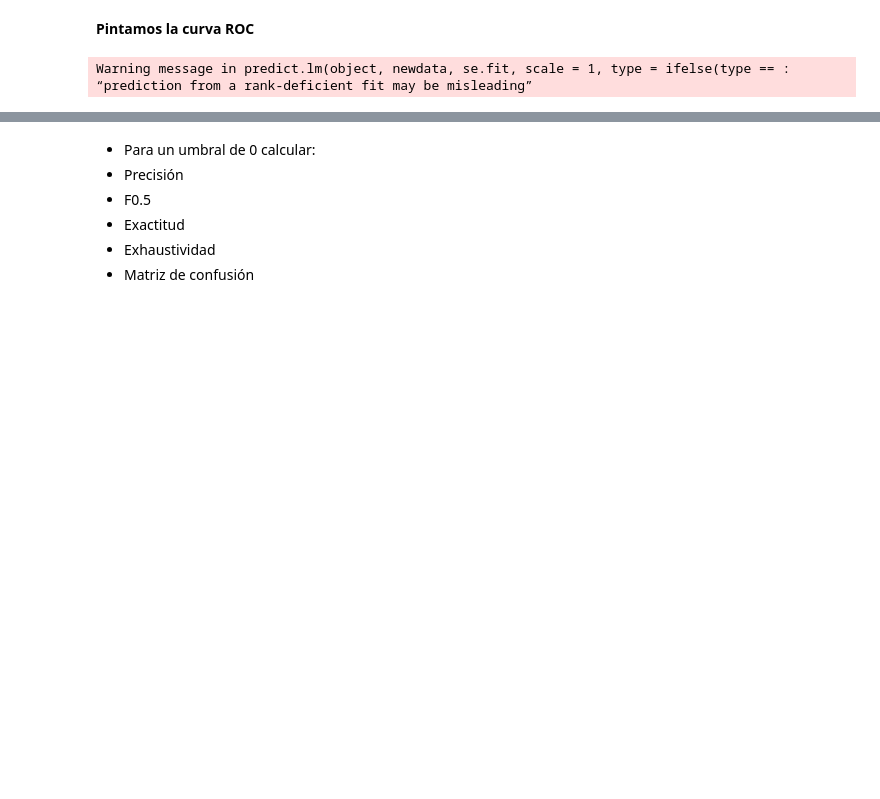
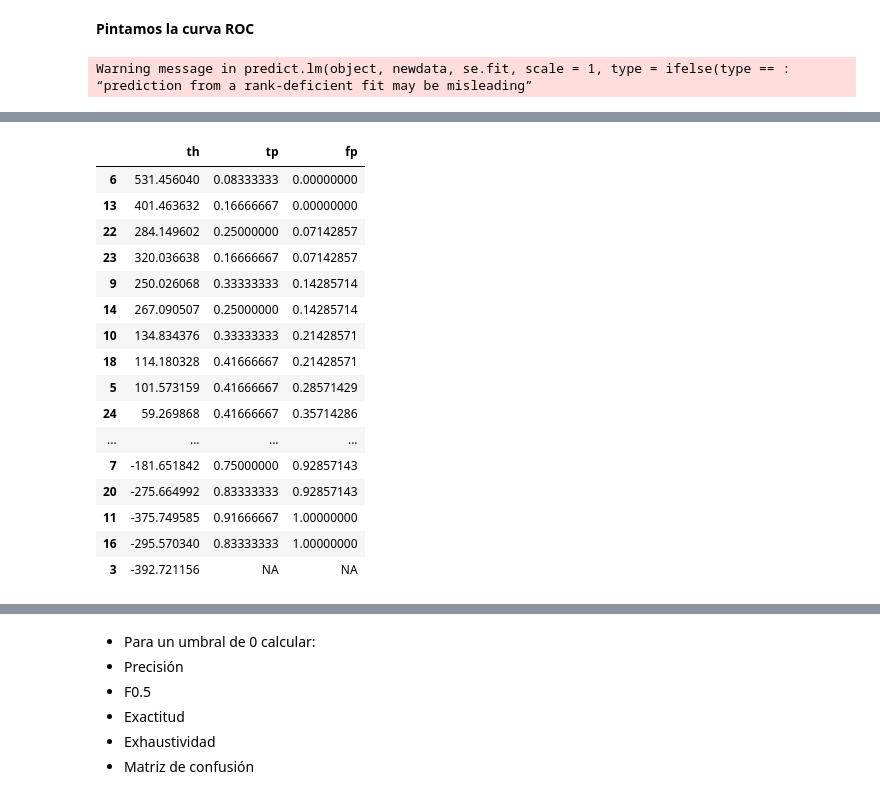
Before and after one commit to rventas/data-mining-101, a Jupyter notebook: Practica_Raquel.ipynb, the cells around one changed output, grey strips where cells are left out. Drawn from its saved outputs; the diff is of its cells as text; code cells hidden in the pictures; blank space fills up the shorter version.

```diff
--- a/Practica_Raquel.ipynb
+++ b/Practica_Raquel.ipynb
@@ -193,6 +198,26 @@ for (i in 1:nrow(dfROC)){
 }
 # %%
 dfROC<-dfROC[order(dfROC$fp),]
+# %%
+dfROC
+# %% [output]
+|  | th | tp | fp |
+| 6 | 531.456040 | 0.08333333 | 0.00000000 |
+| 13 | 401.463632 | 0.16666667 | 0.00000000 |
+| 22 | 284.149602 | 0.25000000 | 0.07142857 |
+| 23 | 320.036638 | 0.16666667 | 0.07142857 |
+| 9 | 250.026068 | 0.33333333 | 0.14285714 |
+| 14 | 267.090507 | 0.25000000 | 0.14285714 |
+| 10 | 134.834376 | 0.33333333 | 0.21428571 |
+| 18 | 114.180328 | 0.41666667 | 0.21428571 |
+| 5 | 101.573159 | 0.41666667 | 0.28571429 |
+| 24 | 59.269868 | 0.41666667 | 0.35714286 |
+| ... | ... | ... | ... |
+| 7 | -181.651842 | 0.75000000 | 0.92857143 |
+| 20 | -275.664992 | 0.83333333 | 0.92857143 |
+| 11 | -375.749585 | 0.91666667 | 1.00000000 |
+| 16 | -295.570340 | 0.83333333 | 1.00000000 |
+| 3 | -392.721156 | NA | NA |
 # %%
 library(ggplot2)
 # %%
```
Also changed, not shown: parts of 34 cells of this notebook.
